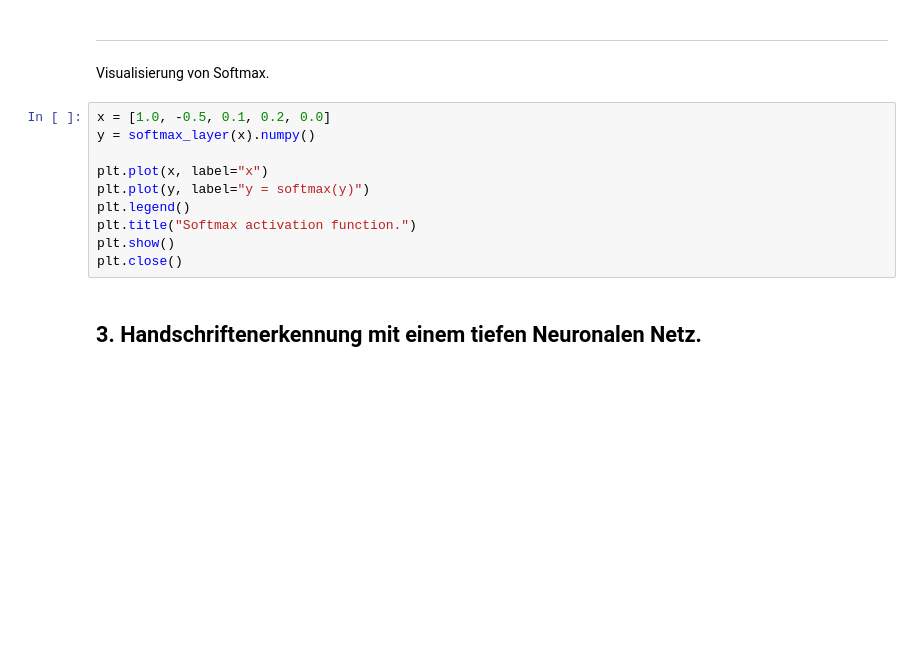
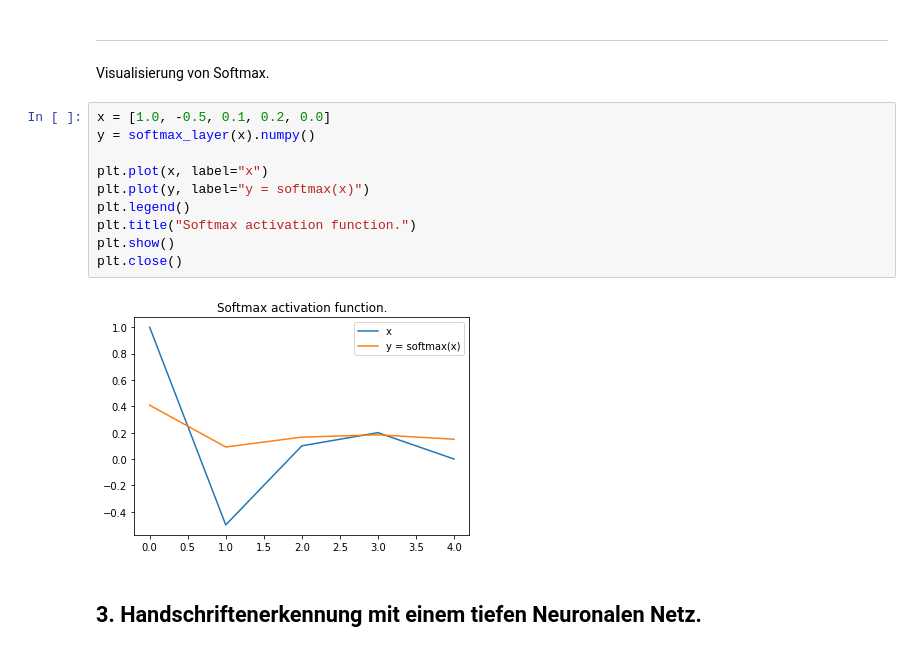
Before and after one commit to AI-Guru/fhws, a Jupyter notebook: 01 Pflichtvortrag Deutsch/oop deep learning.ipynb, the cells around one changed output. Drawn from its saved outputs; the diff is of its cells as text; blank space fills up the shorter version.

```diff
--- a/01 Pflichtvortrag Deutsch/oop deep learning.ipynb
+++ b/01 Pflichtvortrag Deutsch/oop deep learning.ipynb
@@ -184,13 +199,15 @@ Visualisierung von Softmax.
 # %%
 x = [1.0, -0.5, 0.1, 0.2, 0.0]
 y = softmax_layer(x).numpy()
 
 plt.plot(x, label="x")
-plt.plot(y, label="y = softmax(y)")
+plt.plot(y, label="y = softmax(x)")
 plt.legend()
 plt.title("Softmax activation function.")
 plt.show()
 plt.close()
+# %% [output]
+[figure, added]
 # %% [markdown]
 ## 3. Handschriftenerkennung mit einem tiefen Neuronalen Netz.
 # %% [markdown]
```
Also changed, not shown: parts of 22 cells of this notebook, 1 other file.
